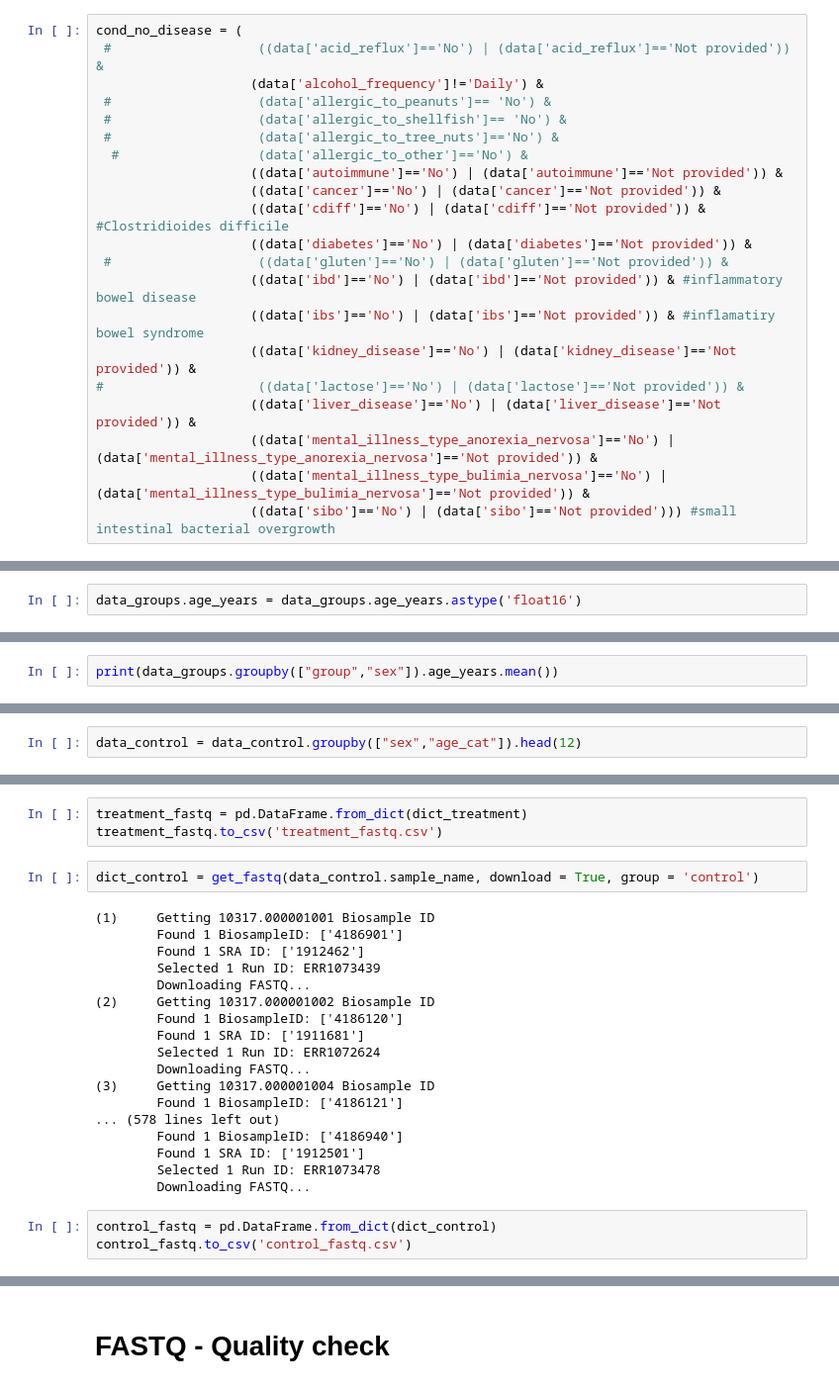
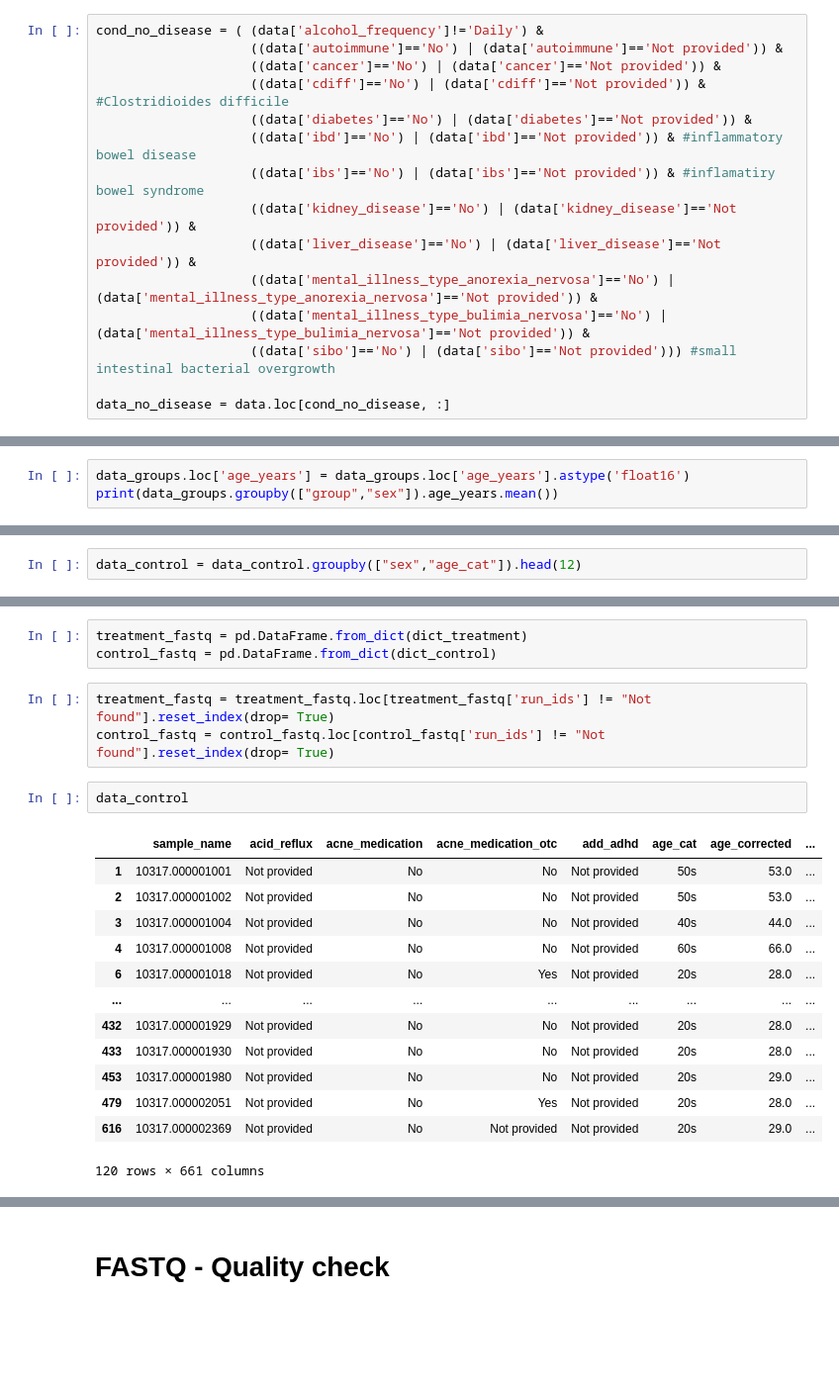
Before and after one commit to grusso98/gut-microbiota-diet, a Jupyter notebook: EDA.ipynb, the cells around one changed output, grey strips where cells are left out. Shown at 99% size. Drawn from its saved outputs; the diff is of its cells as text; blank space fills up the shorter version.

Commit message:
refined data processing pipeline

```diff
--- a/EDA.ipynb
+++ b/EDA.ipynb
@@ -76,21 +60,15 @@ data = data.loc[data.body_site == "UBERON:feces",:]
 # %%
-cond_no_disease = (
- #                   ((data['acid_reflux']=='No') | (data['acid_reflux']=='Not provided')) &
-                    (data['alcohol_frequency']!='Daily') &
- #                   (data['allergic_to_peanuts']== 'No') &
- #                   (data['allergic_to_shellfish']== 'No') &
- #                   (data['allergic_to_tree_nuts']=='No') &
-  #                  (data['allergic_to_other']=='No') &
+cond_no_disease = ( (data['alcohol_frequency']!='Daily') &
                     ((data['autoimmune']=='No') | (data['autoimmune']=='Not provided')) &
                     ((data['cancer']=='No') | (data['cancer']=='Not provided')) &
                     ((data['cdiff']=='No') | (data['cdiff']=='Not provided')) & #Clostridioides difficile
                     ((data['diabetes']=='No') | (data['diabetes']=='Not provided')) &
- #                   ((data['gluten']=='No') | (data['gluten']=='Not provided')) &
                     ((data['ibd']=='No') | (data['ibd']=='Not provided')) & #inflammatory bowel disease
                     ((data['ibs']=='No') | (data['ibs']=='Not provided')) & #inflamatiry bowel syndrome
                     ((data['kidney_disease']=='No') | (data['kidney_disease']=='Not provided')) &
-#                    ((data['lactose']=='No') | (data['lactose']=='Not provided')) &
                     ((data['liver_disease']=='No') | (data['liver_disease']=='Not provided')) &
                     ((data['mental_illness_type_anorexia_nervosa']=='No') | (data['mental_illness_type_anorexia_nervosa']=='Not provided')) &
                     ((data['mental_illness_type_bulimia_nervosa']=='No') | (data['mental_illness_type_bulimia_nervosa']=='Not provided')) &
                     ((data['sibo']=='No') | (data['sibo']=='Not provided'))) #small intestinal bacterial overgrowth
+
+data_no_disease = data.loc[cond_no_disease, :]
@@ -257,4 +215,2 @@ Name: count, dtype: int64
 # %%
 data_groups = data_f.loc[((data_f.group == "Control") | (data_f.group == "Treatment"))]
-# %%
-data_groups.age_years = data_groups.age_years.astype('float16')
@@ -294,6 +248,7 @@ Treatment  female  20s          3
                    60s         12
 Name: sample_name, dtype: int64
 # %%
+data_groups.loc['age_years'] = data_groups.loc['age_years'].astype('float16')
 print(data_groups.groupby(["group","sex"]).age_years.mean())
 # %% [output]
 group      sex
@@ -402,26 +398,22 @@ dict_treatment = get_fastq(data_treatment.sample_name, download = True, group =
 # %%
 treatment_fastq = pd.DataFrame.from_dict(dict_treatment)
-treatment_fastq.to_csv('treatment_fastq.csv')
+control_fastq = pd.DataFrame.from_dict(dict_control)
-# %%
-dict_control = get_fastq(data_control.sample_name, download = True, group = 'control')
-# %% [output]
-(1)     Getting 10317.000001001 Biosample ID
-        Found 1 BiosampleID: ['4186901']
-        Found 1 SRA ID: ['1912462']
-        Selected 1 Run ID: ERR1073439
-        Downloading FASTQ...
-(2)     Getting 10317.000001002 Biosample ID
-        Found 1 BiosampleID: ['4186120']
-        Found 1 SRA ID: ['1911681']
-        Selected 1 Run ID: ERR1072624
-        Downloading FASTQ...
-(3)     Getting 10317.000001004 Biosample ID
-        Found 1 BiosampleID: ['4186121']
-... (578 lines left out)
-        Found 1 BiosampleID: ['4186940']
-        Found 1 SRA ID: ['1912501']
-        Selected 1 Run ID: ERR1073478
-        Downloading FASTQ...
-# %%
-control_fastq = pd.DataFrame.from_dict(dict_control)
-control_fastq.to_csv('control_fastq.csv')
+# %%
+treatment_fastq = treatment_fastq.loc[treatment_fastq['run_ids'] != "Not found"].reset_index(drop= True)
+control_fastq = control_fastq.loc[control_fastq['run_ids'] != "Not found"].reset_index(drop= True)
+# %%
+data_control
+# %% [output]
+|  | sample_name | acid_reflux | acne_medication | acne_medication_otc | add_adhd | age_cat | age_corrected | ... |
+| 1 | 10317.000001001 | Not provided | No | No | Not provided | 50s | 53.0 | ... |
+| 2 | 10317.000001002 | Not provided | No | No | Not provided | 50s | 53.0 | ... |
+| 3 | 10317.000001004 | Not provided | No | No | Not provided | 40s | 44.0 | ... |
+| 4 | 10317.000001008 | Not provided | No | No | Not provided | 60s | 66.0 | ... |
+| 6 | 10317.000001018 | Not provided | No | Yes | Not provided | 20s | 28.0 | ... |
+| ... | ... | ... | ... | ... | ... | ... | ... | ... |
+| 432 | 10317.000001929 | Not provided | No | No | Not provided | 20s | 28.0 | ... |
+| 433 | 10317.000001930 | Not provided | No | No | Not provided | 20s | 28.0 | ... |
+| 453 | 10317.000001980 | Not provided | No | No | Not provided | 20s | 29.0 | ... |
+| 479 | 10317.000002051 | Not provided | No | Yes | Not provided | 20s | 28.0 | ... |
+| 616 | 10317.000002369 | Not provided | No | Not provided | Not provided | 20s | 29.0 | ... |
+120 rows × 661 columns
```
Also changed, not shown: parts of 36 cells of this notebook.
